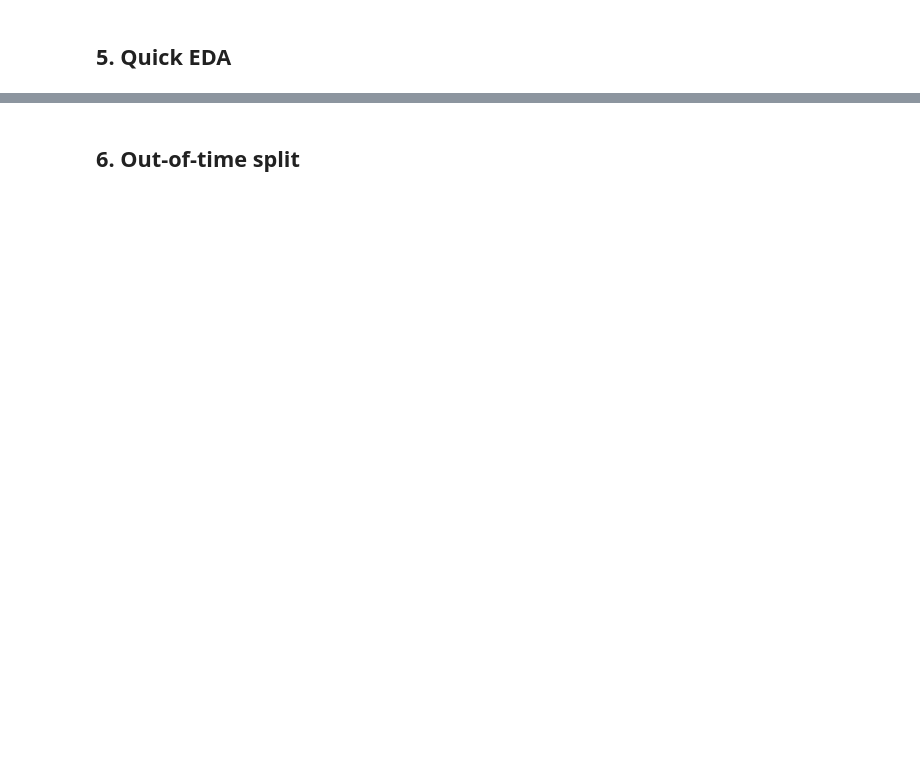
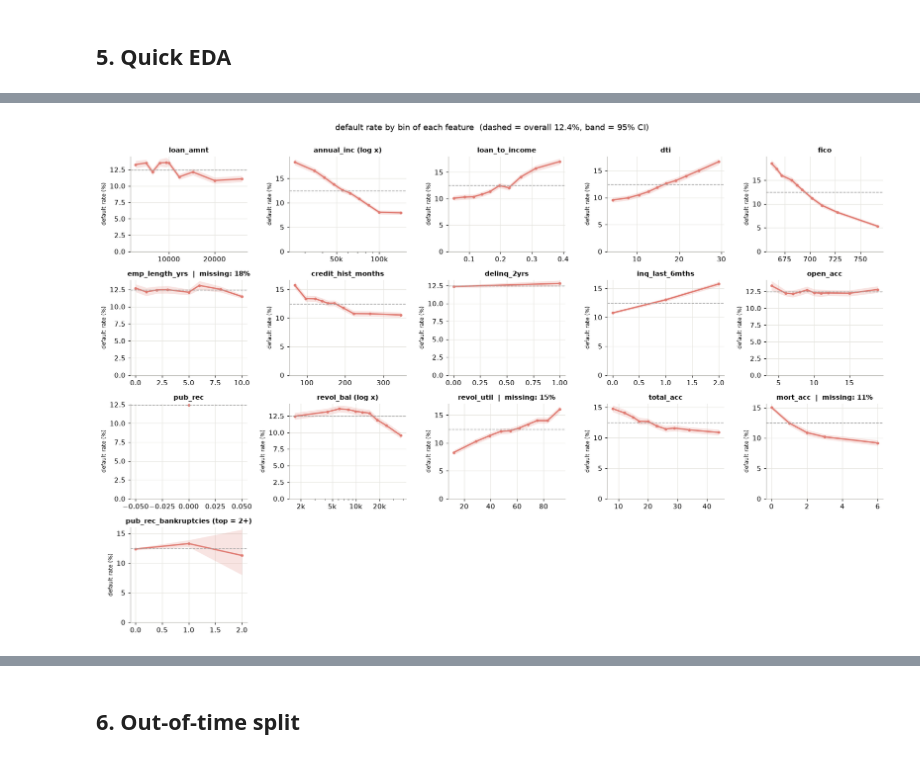
Before and after one commit to natsumisugimoto817/bank-risk-ml, a Jupyter notebook: src/01_credit_scoring_ebm.ipynb, the cells around one changed output, grey strips where cells are left out. Cells and saved outputs as stored; diff of their text form; code cells hidden in the pictures; blank space fills up the shorter version.

```diff
--- a/src/01_credit_scoring_ebm.ipynb
+++ b/src/01_credit_scoring_ebm.ipynb
@@ -165 +252,6 @@ df[FEATURES].describe().T[["count", "mean", "50%", "min", "max"]]
+# %%
+# 5.6 default rate by bin of each numeric feature
+plot_target_rate_by_bin(eda, target="default", cols=NUM_FEATURES)
+# %% [output]
+[figure, added]
 # %%
```
Also changed, not shown: parts of 24 cells of this notebook, 1 other file.
